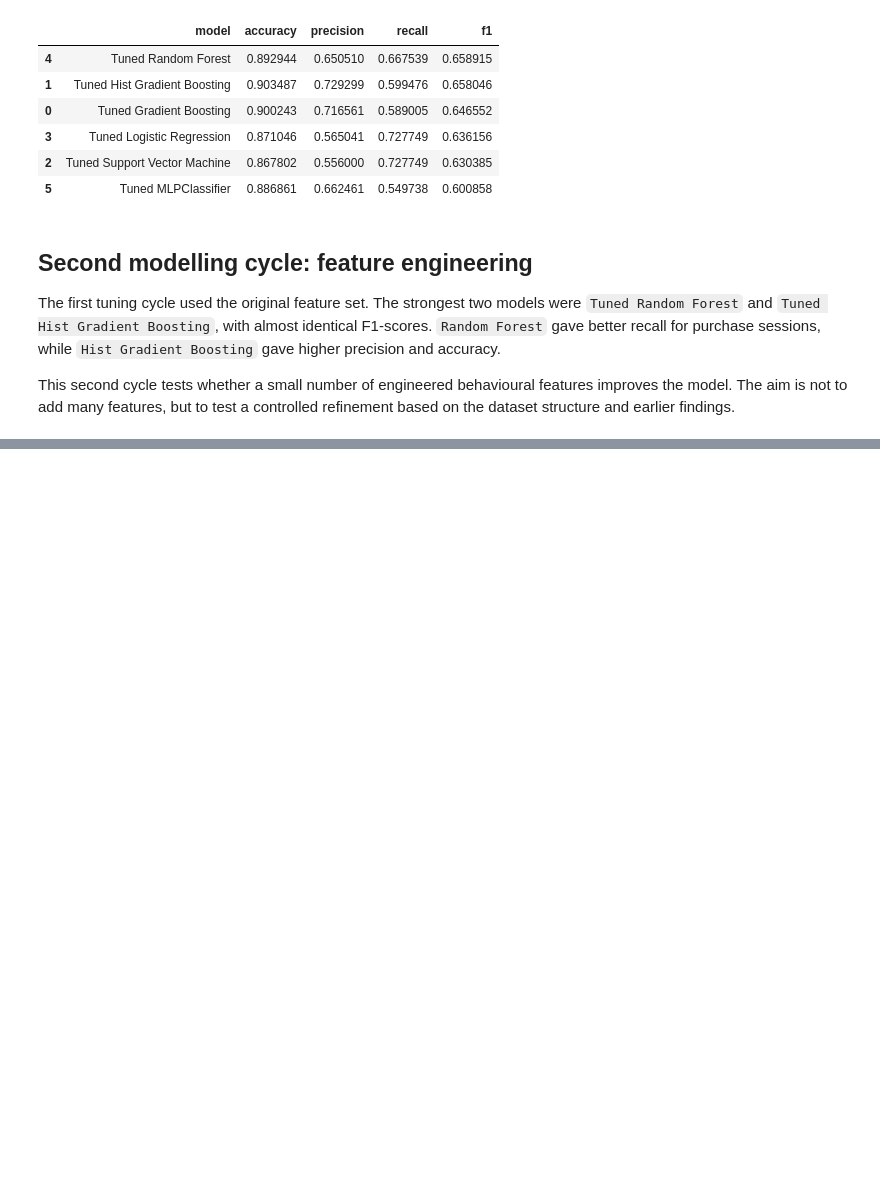
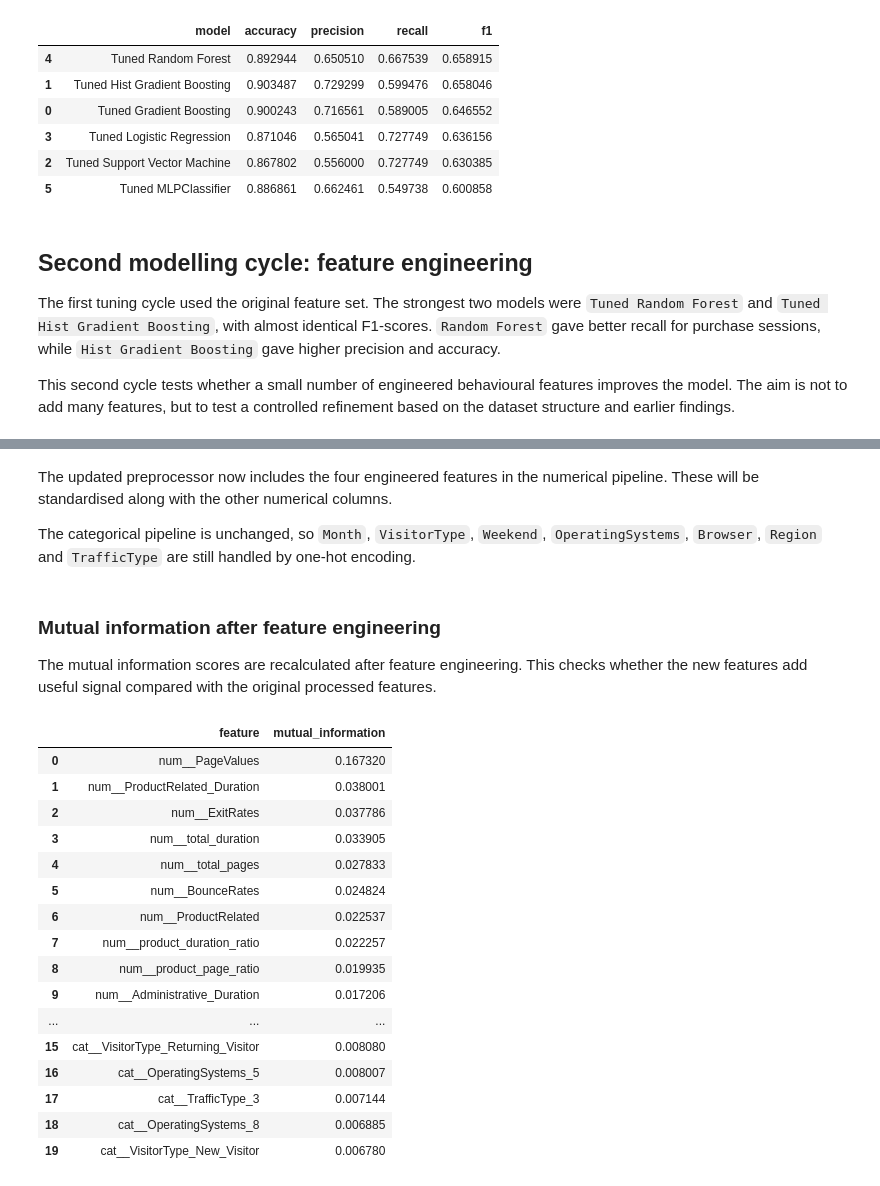
Before and after one commit to tehillabroder/online-purchase-conversion-audit, a Jupyter notebook: notebooks/aml_online_shoppers.ipynb, the cells around one changed output, grey strips where cells are left out. Drawn from its saved outputs; the diff is of its cells as text; code cells hidden in the pictures; blank space fills up the shorter version.

```diff
--- a/notebooks/aml_online_shoppers.ipynb
+++ b/notebooks/aml_online_shoppers.ipynb
@@ -1537,0 +1663,13 @@ This second cycle tests whether a small number of engineered behavioural feature
+# %%
+X_train, X_test, y_train, y_test = train_test_split(
+    X,
+    y,
+    test_size=0.2,
+    stratify=y,
+    random_state=RANDOM_STATE
+)
+
+print("Training features:", X_train.shape)
+print("Test features:", X_test.shape)
+print("Training target:", y_train.shape)
+print("Test target:", y_test.shape)
@@ -1537,0 +1715,48 @@ This second cycle tests whether a small number of engineered behavioural feature
+# %% [markdown]
+The updated preprocessor now includes the four engineered features in the numerical pipeline. These will be standardised along with the other numerical columns.
+
+The categorical pipeline is unchanged, so `Month`, `VisitorType`, `Weekend`, `OperatingSystems`, `Browser`, `Region` and `TrafficType` are still handled by one-hot encoding.
+# %% [markdown]
+### Mutual information after feature engineering
+
+The mutual information scores are recalculated after feature engineering. This checks whether the new features add useful signal compared with the original processed features.
+# %%
+mi_preprocessor = clone(preprocessor)
+
+X_train_processed = mi_preprocessor.fit_transform(X_train)
+processed_feature_names = mi_preprocessor.get_feature_names_out()
+
+mi_scores = mutual_info_classif(
+    X_train_processed,
+    y_train,
+    random_state=RANDOM_STATE
+)
+
+mi_scores_engineered_df = (
+    pd.DataFrame({
+        "feature": processed_feature_names,
+        "mutual_information": mi_scores
+    })
+    .sort_values(by="mutual_information", ascending=False)
+    .reset_index(drop=True)
+)
+
+mi_scores_engineered_df.head(20)
+# %% [output]
+|  | feature | mutual_information |
+| 0 | num__PageValues | 0.167320 |
+| 1 | num__ProductRelated_Duration | 0.038001 |
+| 2 | num__ExitRates | 0.037786 |
+| 3 | num__total_duration | 0.033905 |
+| 4 | num__total_pages | 0.027833 |
+| 5 | num__BounceRates | 0.024824 |
+| 6 | num__ProductRelated | 0.022537 |
+| 7 | num__product_duration_ratio | 0.022257 |
+| 8 | num__product_page_ratio | 0.019935 |
+| 9 | num__Administrative_Duration | 0.017206 |
+| ... | ... | ... |
+| 15 | cat__VisitorType_Returning_Visitor | 0.008080 |
+| 16 | cat__OperatingSystems_5 | 0.008007 |
+| 17 | cat__TrafficType_3 | 0.007144 |
+| 18 | cat__OperatingSystems_8 | 0.006885 |
+| 19 | cat__VisitorType_New_Visitor | 0.006780 |
```
Also changed, not shown: parts of 17 cells of this notebook.
